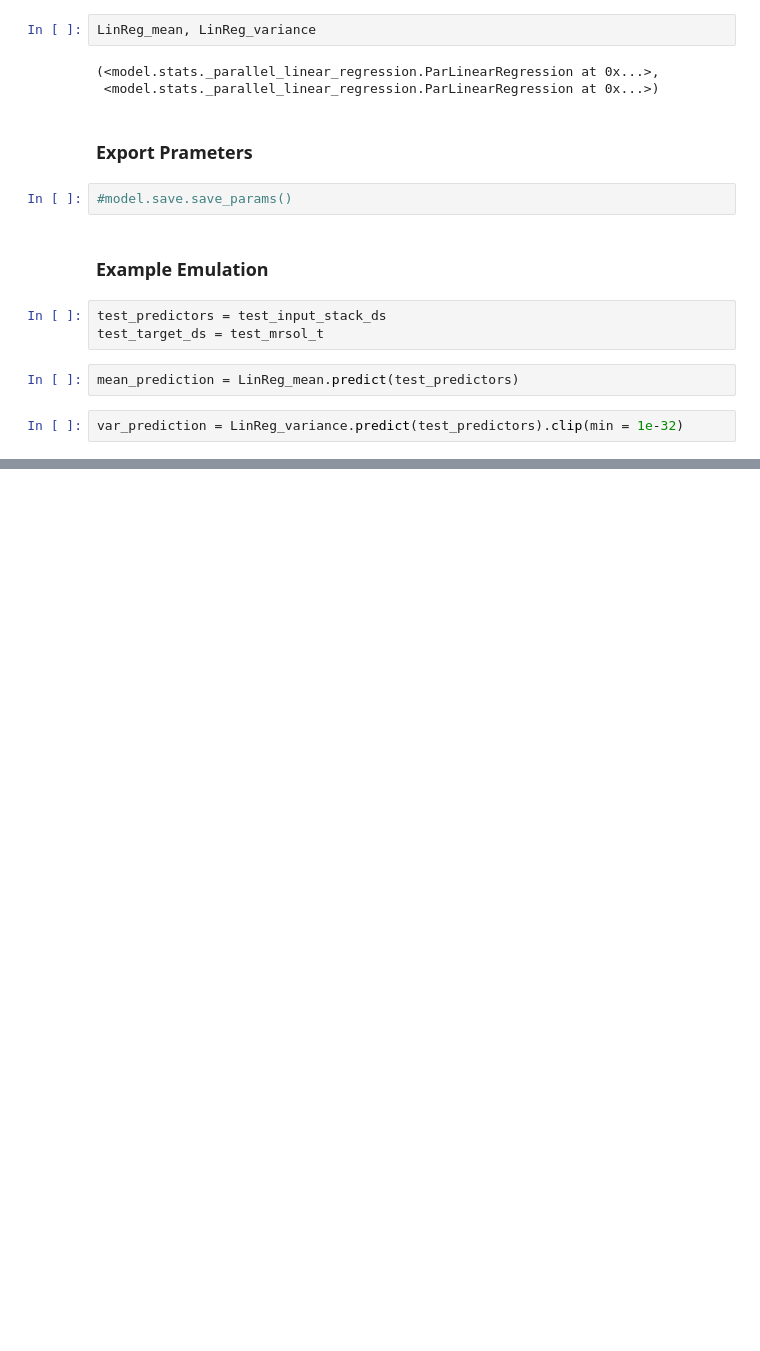
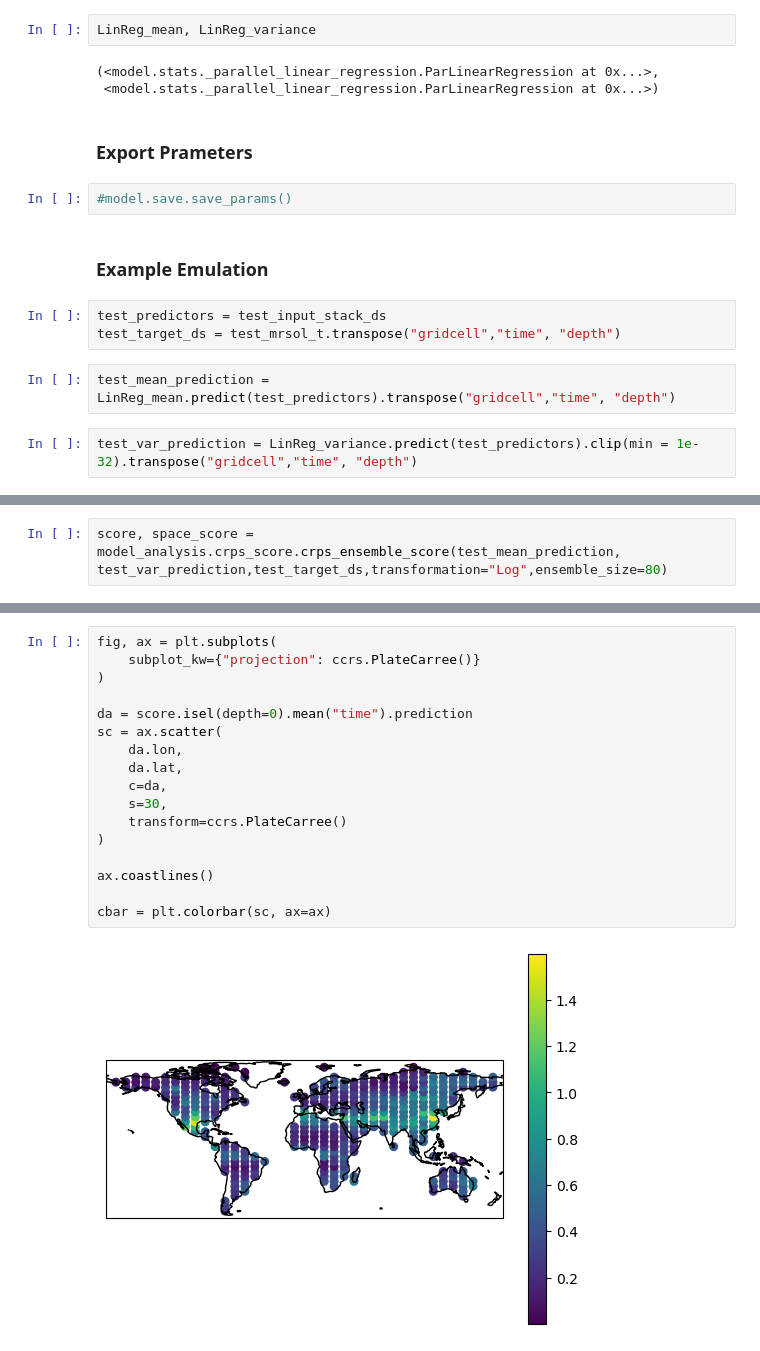
Before and after one commit to pjunghans1234/bachelorarbeit, a Jupyter notebook: calibrate_model_example.ipynb, the cells around one changed output, grey strips where cells are left out. Drawn from its saved outputs; the diff is of its cells as text; blank space fills up the shorter version.

Commit message:
crps_score

```diff
--- a/calibrate_model_example.ipynb
+++ b/calibrate_model_example.ipynb
@@ -129,9 +132,9 @@ LinReg_mean, LinReg_variance
 ### Example Emulation
 # %%
 test_predictors = test_input_stack_ds
-test_target_ds = test_mrsol_t
+test_target_ds = test_mrsol_t.transpose("gridcell","time", "depth")
 # %%
-mean_prediction = LinReg_mean.predict(test_predictors)
+test_mean_prediction = LinReg_mean.predict(test_predictors).transpose("gridcell","time", "depth")
 # %%
-var_prediction = LinReg_variance.predict(test_predictors).clip(min = 1e-32)
+test_var_prediction = LinReg_variance.predict(test_predictors).clip(min = 1e-32).transpose("gridcell","time", "depth")
 # %%
@@ -140,0 +160,2 @@ target_da_t = test_target_ds.mrsol.transpose("gridcell","time", "depth")
+# %%
+score, space_score = model_analysis.crps_score.crps_ensemble_score(test_mean_prediction, test_var_prediction,test_target_ds,transformation="Log",ensemble_size=80)
@@ -140,0 +174,19 @@ target_da_t = test_target_ds.mrsol.transpose("gridcell","time", "depth")
+# %%
+fig, ax = plt.subplots(
+    subplot_kw={"projection": ccrs.PlateCarree()}
+)
+
+da = score.isel(depth=0).mean("time").prediction
+sc = ax.scatter(
+    da.lon,
+    da.lat,
+    c=da,
+    s=30,
+    transform=ccrs.PlateCarree()
+)
+
+ax.coastlines()
+
+cbar = plt.colorbar(sc, ax=ax)
+# %% [output]
+[figure, added]
```
Also changed, not shown: parts of 9 cells of this notebook, 1 other file.
